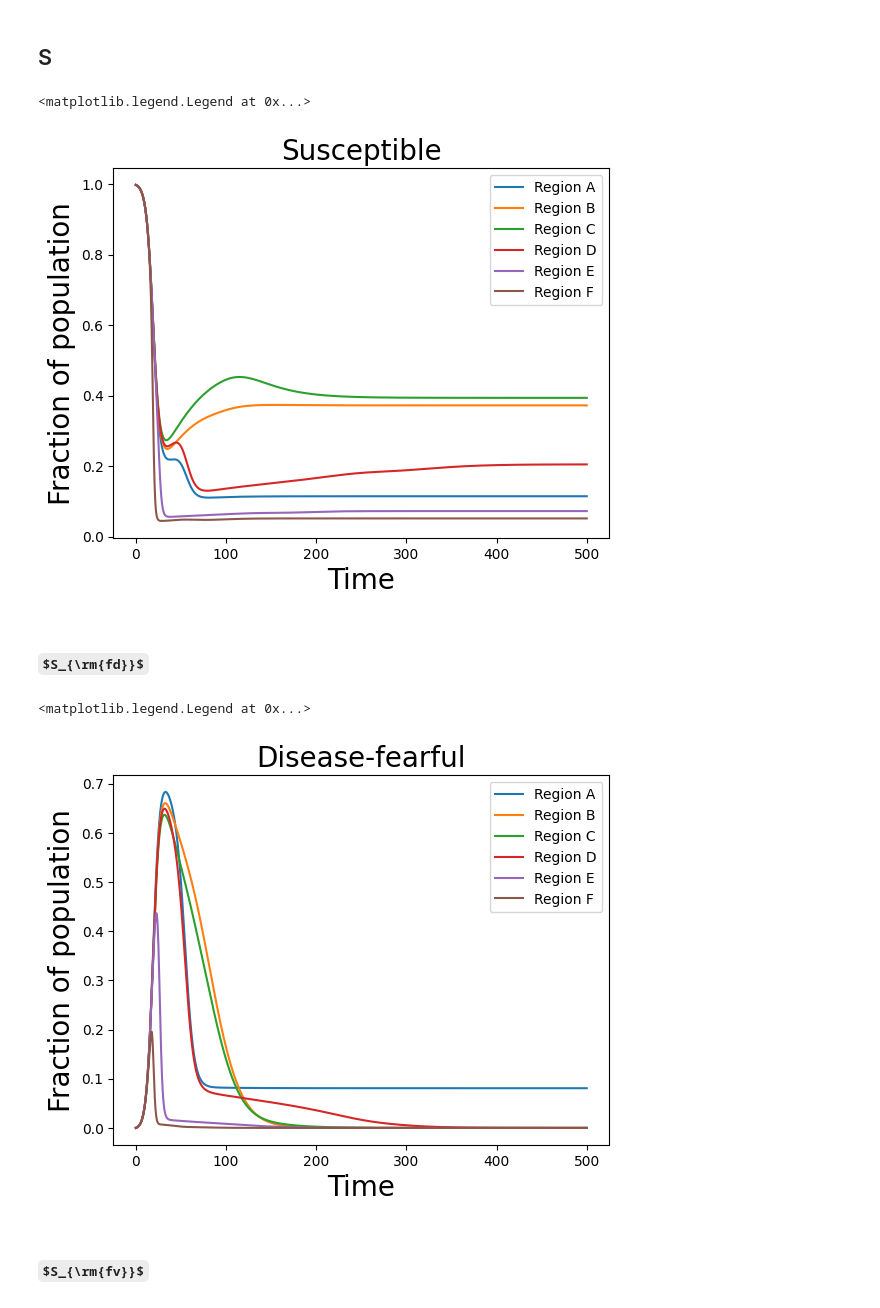
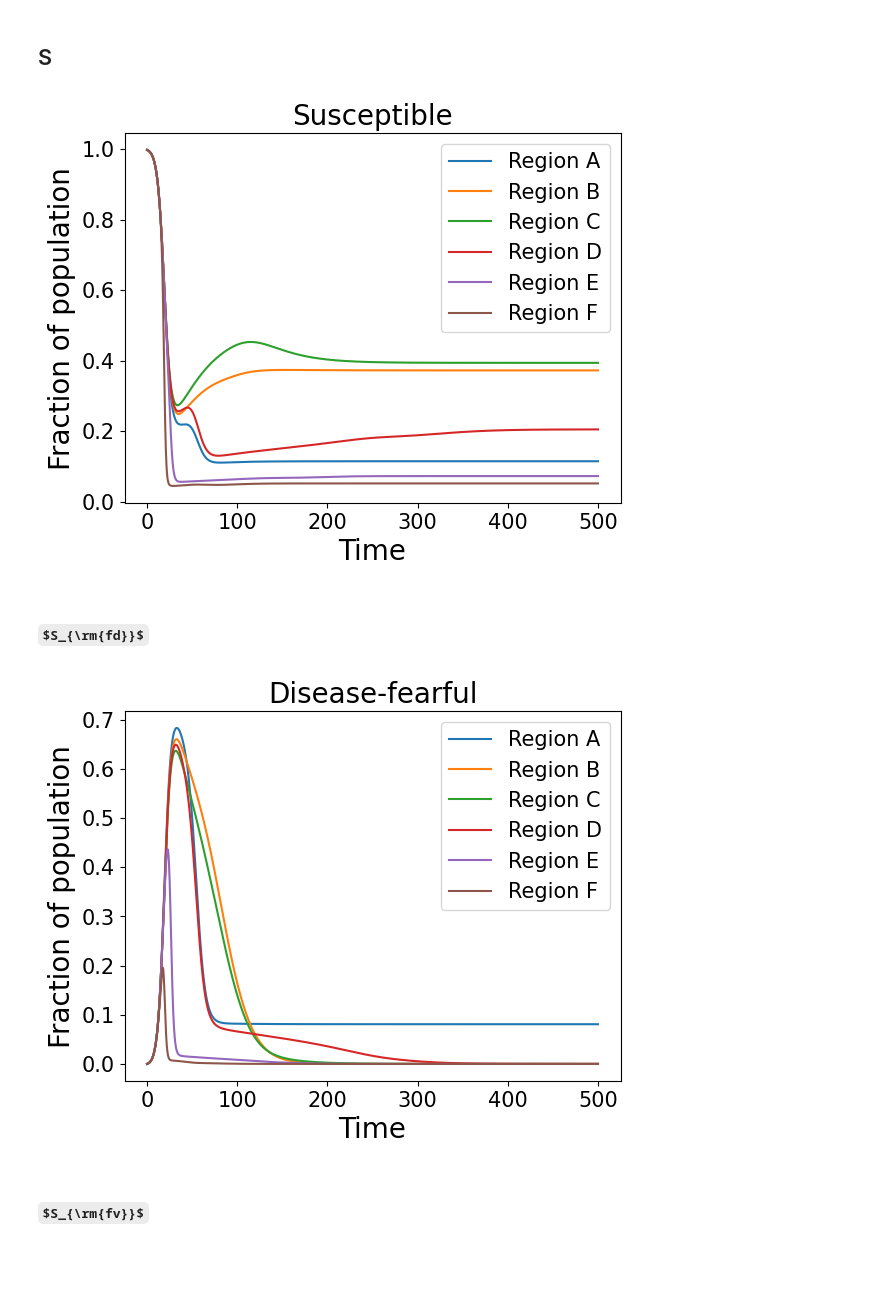
Before and after one commit to Avneet-0001/Computational-Physics-Programs, a Jupyter notebook: Double_fear_model.ipynb, the cells around one changed output. Drawn from its saved outputs; the diff is of its cells as text; code cells hidden in the pictures; some formulas as TeX source; blank space fills up the shorter version.

```diff
--- a/Double_fear_model.ipynb
+++ b/Double_fear_model.ipynb
@@ -1000,30 +1025,35 @@ for l in range(len(beta_fv_val)):
 plt.xlabel('Time', fontsize='20')
 plt.ylabel('Fraction of population', fontsize='20')
 plt.title('Susceptible', fontsize='20')
-plt.legend()
+plt.legend(fontsize=15)
+
+
+plt.tick_params(axis='x', labelsize=15)  # Change 15 to the desired fontsize
+plt.tick_params(axis='y', labelsize=15)
 # %% [output]
-<matplotlib.legend.Legend at 0x...>
-[figure, old version]
+[figure, new version]
 # %% [markdown]
 ## $S_{\rm{fd}}$
 # %%
 S_fd_list = []
 
 for l in range(len(beta_fv_val)):
   beta_fv = beta_fv_val[l]
   alpha_f = alpha_f_val[l]
   z = odeint(model, Ic, t, args=(beta_fv,alpha_f,))
   S_fd_list.append(z[:,1])
   plt.plot(t,S_fd_list[l],label=str(S_list_str[l]))
 
 
 plt.xlabel('Time', fontsize='20')
 plt.ylabel('Fraction of population', fontsize='20')
 plt.title('Disease-fearful', fontsize='20')
-plt.legend()
+plt.legend(fontsize=15)
+
+plt.tick_params(axis='x', labelsize=15)  # Change 15 to the desired fontsize
+plt.tick_params(axis='y', labelsize=15)
 # %% [output]
-<matplotlib.legend.Legend at 0x...>
-[figure, old version]
+[figure, new version]
 # %% [markdown]
 ## $S_{\rm{fv}}$
 # %%
```
Also changed, not shown: parts of 15 cells of this notebook.
